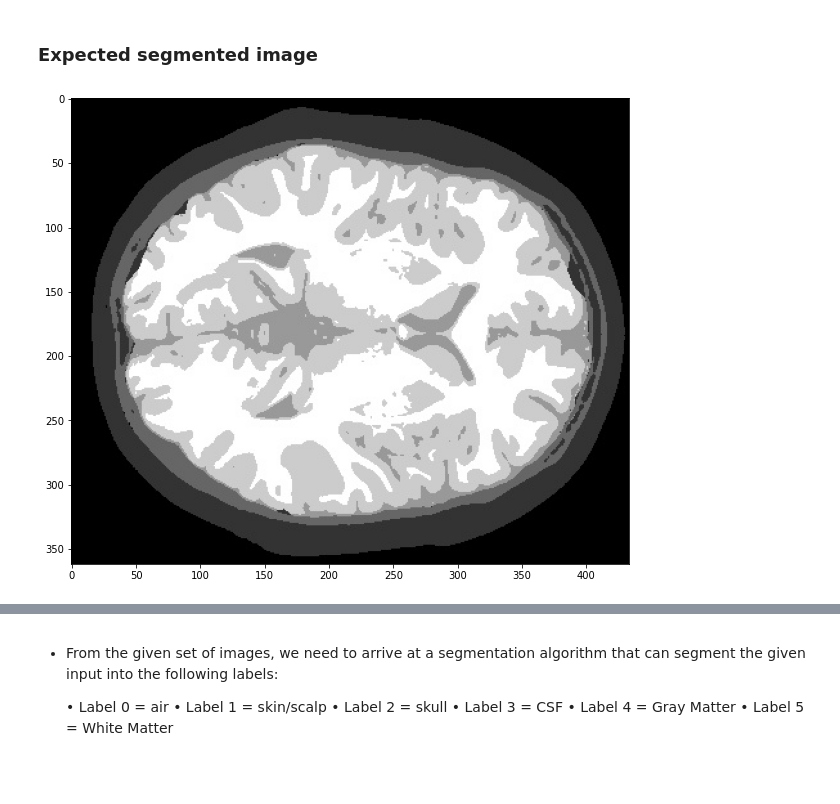
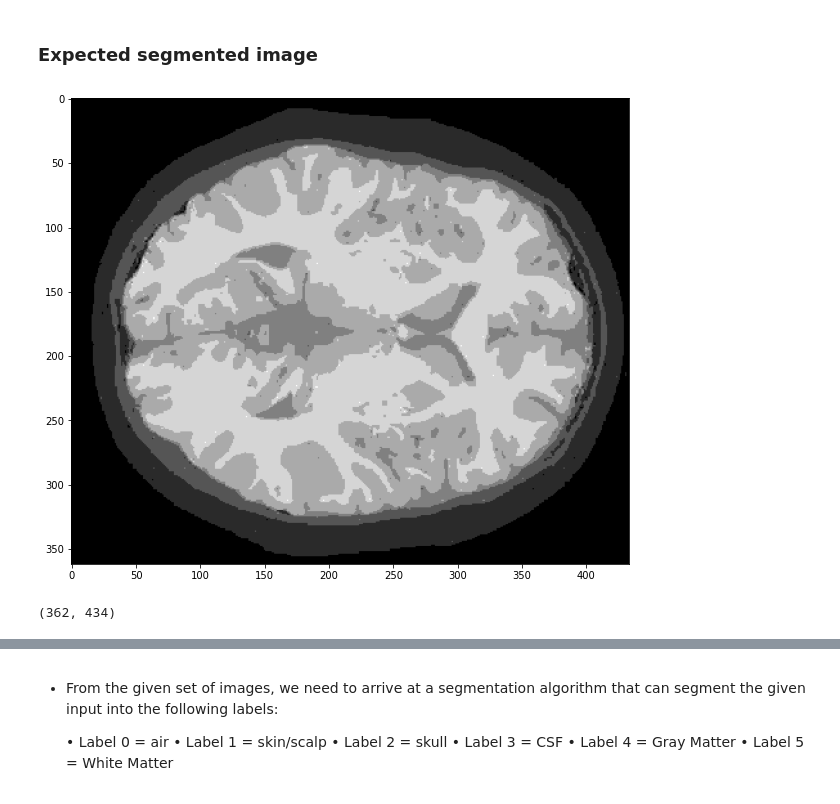
Before and after one commit to Sreekiranar/bham_cvcw, a Jupyter notebook: SXA1508_Computer_Vision_Course_work.ipynb, the cells around one changed output, grey strips where cells are left out. Saved outputs shown, nothing was run; the diff lists cells and outputs as text; code cells hidden in the pictures.

```diff
--- a/SXA1508_Computer_Vision_Course_work.ipynb
+++ b/SXA1508_Computer_Vision_Course_work.ipynb
@@ -68,7 +83,11 @@ show_image(input_image)
 ### Expected segmented image
 # %%
 
-label_image = cv2.imread(os.path.join(data_folder,'0_gt.jpg'))
+label_image = cv2.imread(os.path.join(data_folder,'0_gt.jpg'),cv2.IMREAD_UNCHANGED)
 show_image(label_image)
 # %% [output]
-[figure, old version]
+[figure, new version]
+# %%
+label_image.shape
+# %% [output]
+(362, 434)
```
Also changed, not shown: parts of 25 cells of this notebook.
